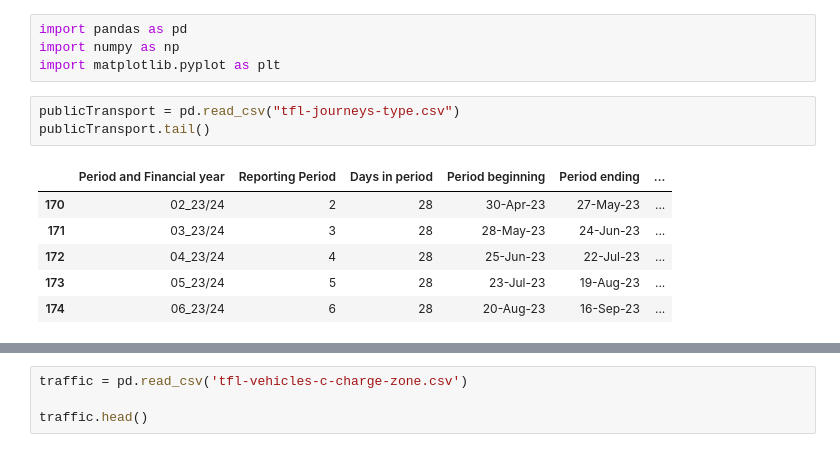
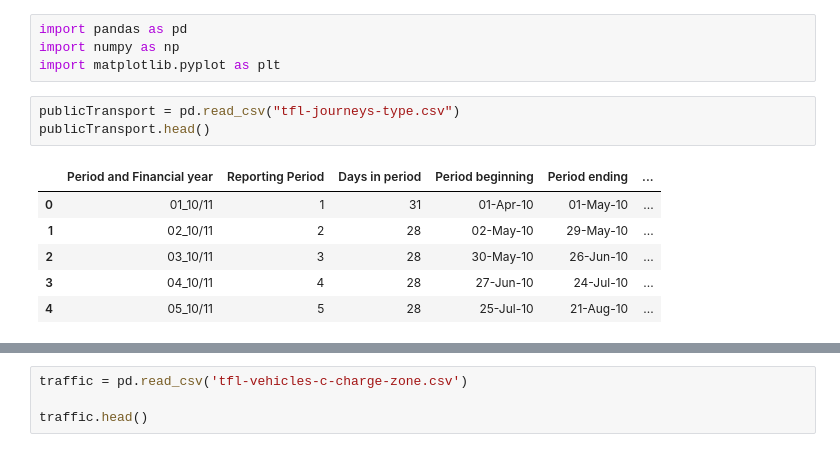
Before and after one commit to adhl-0216/MTU-Data-Analytics-Final-CA, a Jupyter notebook: London Public Transport Analysis.ipynb, the cells around one changed output, grey strips where cells are left out. Saved outputs shown, nothing was run; the diff lists cells and outputs as text.

```diff
--- a/London Public Transport Analysis.ipynb
+++ b/London Public Transport Analysis.ipynb
@@ -12,11 +12,11 @@ import numpy as np
 import matplotlib.pyplot as plt
 # %%
 publicTransport = pd.read_csv("tfl-journeys-type.csv")
-publicTransport.tail()
+publicTransport.head()
 # %% [output]
 |  | Period and Financial year | Reporting Period | Days in period | Period beginning | Period ending | ... |
-| 170 | 02_23/24 | 2 | 28 | 30-Apr-23 | 27-May-23 | ... |
-| 171 | 03_23/24 | 3 | 28 | 28-May-23 | 24-Jun-23 | ... |
-| 172 | 04_23/24 | 4 | 28 | 25-Jun-23 | 22-Jul-23 | ... |
-| 173 | 05_23/24 | 5 | 28 | 23-Jul-23 | 19-Aug-23 | ... |
-| 174 | 06_23/24 | 6 | 28 | 20-Aug-23 | 16-Sep-23 | ... |
+| 0 | 01_10/11 | 1 | 31 | 01-Apr-10 | 01-May-10 | ... |
+| 1 | 02_10/11 | 2 | 28 | 02-May-10 | 29-May-10 | ... |
+| 2 | 03_10/11 | 3 | 28 | 30-May-10 | 26-Jun-10 | ... |
+| 3 | 04_10/11 | 4 | 28 | 27-Jun-10 | 24-Jul-10 | ... |
+| 4 | 05_10/11 | 5 | 28 | 25-Jul-10 | 21-Aug-10 | ... |
```
Also changed, not shown: parts of 11 cells of this notebook.
